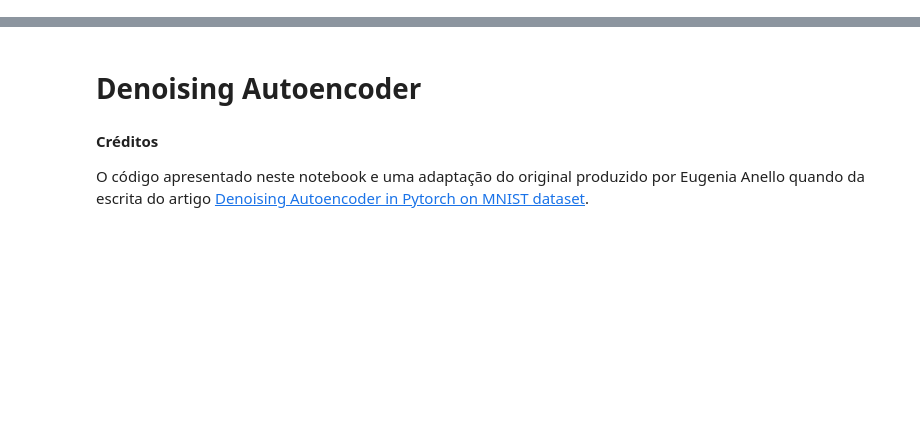
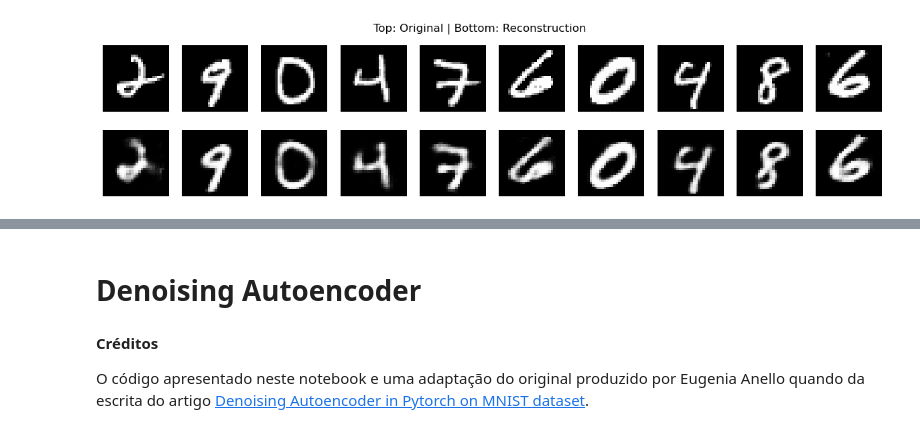
Before and after one commit to AILAB-CEFET-RJ/cic1205, a Jupyter notebook: notebooks/DL/DL08-autoencoders.ipynb, the cells around one changed output, grey strips where cells are left out. Saved outputs shown, nothing was run; the diff lists cells and outputs as text; code cells hidden in the pictures; blank space fills up the shorter version.

Commit message:
Update autoencoder content

```diff
--- a/notebooks/DL/DL08-autoencoders.ipynb
+++ b/notebooks/DL/DL08-autoencoders.ipynb
@@ -0,0 +58,76 @@
+# %%
+import torch
+import torch.nn as nn
+import torch.optim as optim
+from torchvision import datasets, transforms
+from torch.utils.data import DataLoader
+import matplotlib.pyplot as plt
+
+# Device
+device = torch.device("cuda" if torch.cuda.is_available() else "cpu")
+
+# MNIST dataset
+transform = transforms.ToTensor()
+train_dataset = datasets.MNIST(root='./data', train=True, transform=transform, download=True)
+train_loader = DataLoader(train_dataset, batch_size=128, shuffle=True)
+
+# Autoencoder architecture
+class Autoencoder(nn.Module):
+    def __init__(self):
+        super(Autoencoder, self).__init__()
+        self.encoder = nn.Sequential(
+            nn.Flatten(),
+            nn.Linear(28 * 28, 128),
+            nn.ReLU(),
+            nn.Linear(128, 32)
+        )
+        self.decoder = nn.Sequential(
+            nn.Linear(32, 128),
+            nn.ReLU(),
+            nn.Linear(128, 28 * 28),
+            nn.Sigmoid(),
+            nn.Unflatten(1, (1, 28, 28))
+        )
+
+    def forward(self, x):
+        z = self.encoder(x)
+        x_recon = self.decoder(z)
+        return x_recon
+
+model = Autoencoder().to(device)
+criterion = nn.MSELoss()
+optimizer = optim.Adam(model.parameters(), lr=1e-3)
+
+# Training loop
+num_epochs = 5
+for epoch in range(num_epochs):
+    for imgs, _ in train_loader:
+        imgs = imgs.to(device)
+        outputs = model(imgs)
+        loss = criterion(outputs, imgs)
+
+        optimizer.zero_grad()
+        loss.backward()
+        optimizer.step()
+
+    print(f"Epoch [{epoch+1}/{num_epochs}], Loss: {loss.item():.4f}")
+
+# Visualization
+def show_reconstructions(model, n=10):
+    model.eval()
+    test_imgs, _ = next(iter(train_loader))
+    test_imgs = test_imgs[:n].to(device)
+    with torch.no_grad():
+        recon = model(test_imgs)
+
+    fig, axes = plt.subplots(2, n, figsize=(n*1.5, 3))
+    for i in range(n):
+        axes[0, i].imshow(test_imgs[i].cpu().squeeze(), cmap='gray')
+        axes[0, i].axis('off')
+        axes[1, i].imshow(recon[i].cpu().squeeze(), cmap='gray')
+        axes[1, i].axis('off')
+    plt.suptitle("Top: Original | Bottom: Reconstruction")
+    plt.show()
+
+show_reconstructions(model)
+# %% [output]
@@ -0,0 +171 @@
+[figure, added]
```
Also changed, not shown: parts of 11 cells of this notebook, 1 other file.
